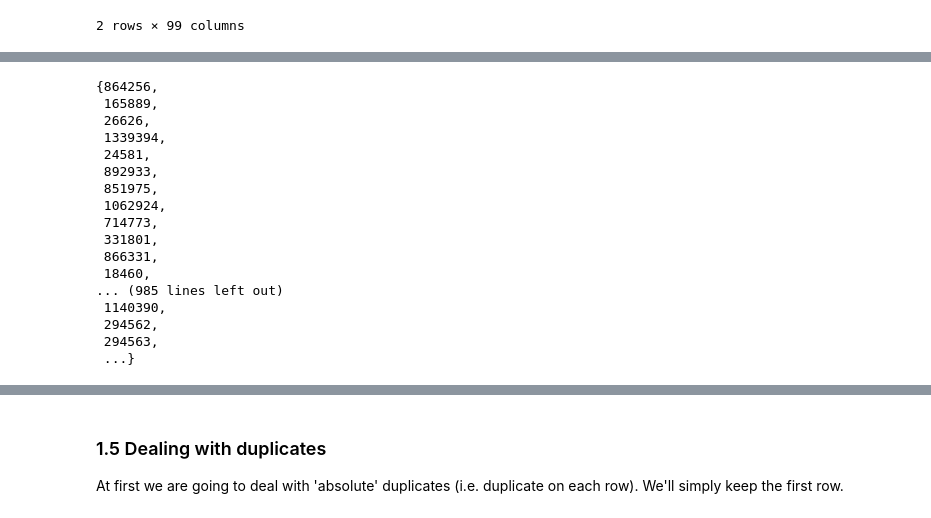
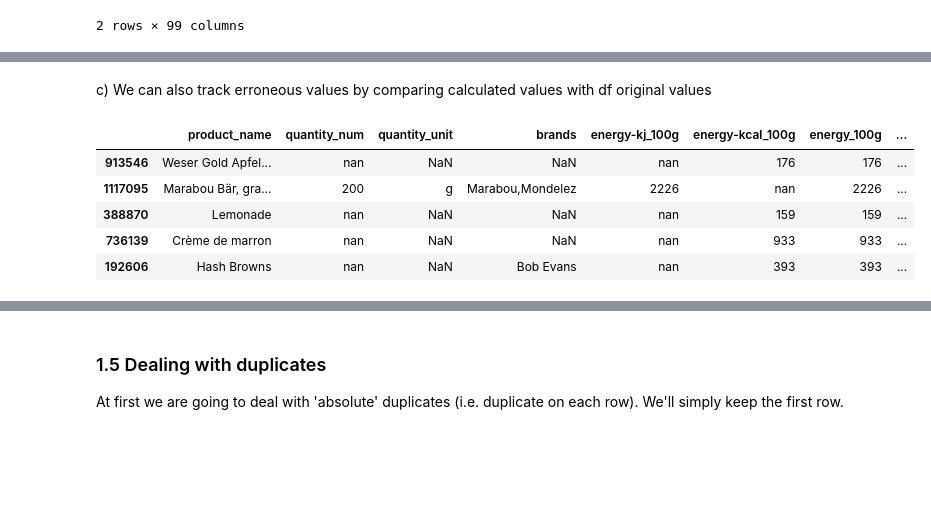
Before and after one commit to SmellyArmure/OC_DS_Project3, a Jupyter notebook: NOTEBOOKS/P3_Cleaning_1.ipynb, the cells around one changed output, grey strips where cells are left out. Cells and saved outputs as stored; diff of their text form; code cells hidden in the pictures; blank space fills up the shorter version.

```diff
--- a/NOTEBOOKS/P3_Cleaning_1.ipynb
+++ b/NOTEBOOKS/P3_Cleaning_1.ipynb
@@ -803 +817,12 @@ not any energy filled BUT all main nutri comp filled : 1183
+# %% [markdown]
+c) We can also track erroneous values by comparing calculated values with df original values
+# %%
+df.loc[ind_all_comp_filled, sel_col].sample(5)
+# %% [output]
+|  | product_name | quantity_num | quantity_unit | brands | energy-kj_100g | energy-kcal_100g | energy_100g | ... |
+| 913546 | Weser Gold Apfel... | nan | NaN | NaN | nan | 176 | 176 | ... |
+| 1117095 | Marabou Bär, gra... | 200 | g | Marabou,Mondelez | 2226 | nan | 2226 | ... |
+| 388870 | Lemonade | nan | NaN | NaN | nan | 159 | 159 | ... |
+| 736139 | Crème de marron | nan | NaN | NaN | nan | 933 | 933 | ... |
+| 192606 | Hash Browns | nan | NaN | Bob Evans | nan | 393 | 393 | ... |
 # %%
@@ -805,20 +830,0 @@ not any energy filled BUT all main nutri comp filled : 1183
-# %%
-df[ind_no_en_AND_main_comp_filled]
-# %% [output]
-{864256,
- 165889,
- 26626,
- 1339394,
- 24581,
- 892933,
- 851975,
- 1062924,
- 714773,
- 331801,
- 866331,
- 18460,
-... (985 lines left out)
- 1140390,
- 294562,
- 294563,
- ...}
```
Also changed, not shown: parts of 35 cells of this notebook, 2 other files.
